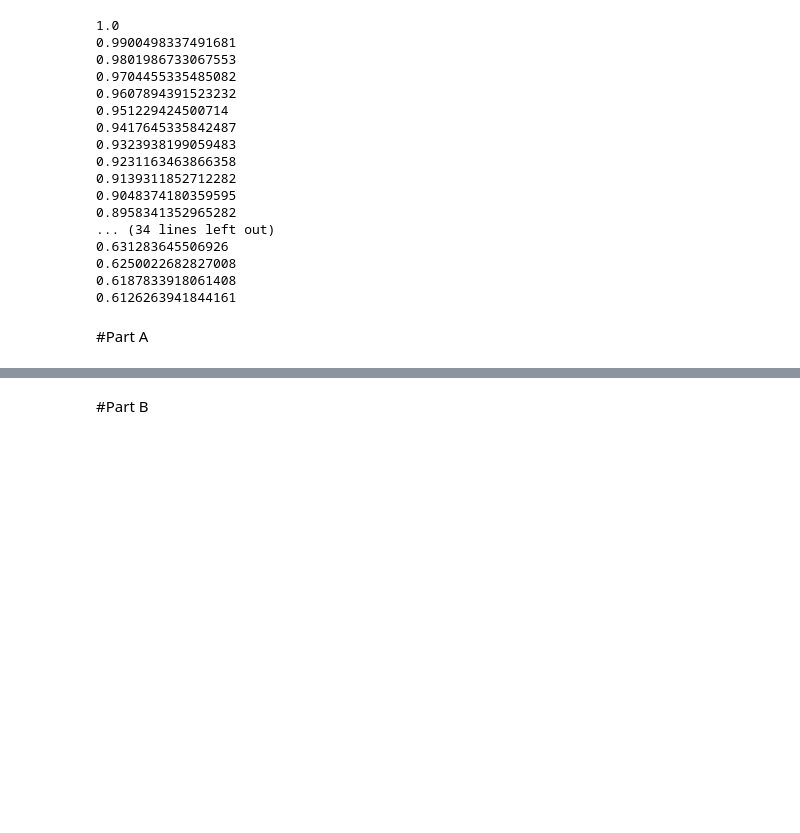
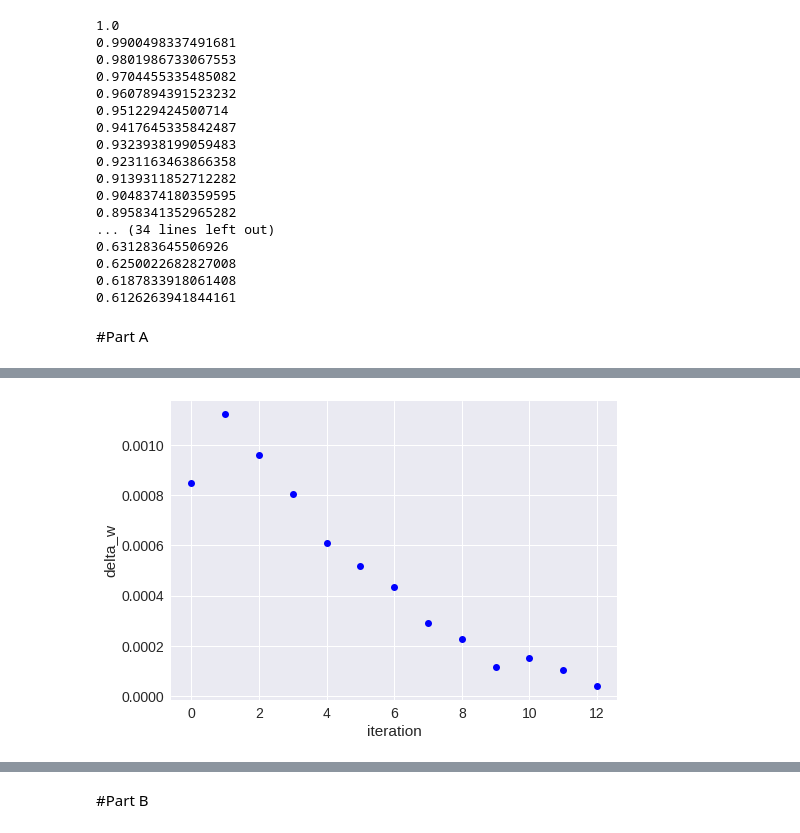
Before and after one commit to puraminy/mini_proj3, a Jupyter notebook: SOM.ipynb, the cells around one changed output, grey strips where cells are left out. Cells and saved outputs as stored; diff of their text form; code cells hidden in the pictures; blank space fills up the shorter version.

```diff
--- a/SOM.ipynb
+++ b/SOM.ipynb
@@ -131,13 +132,14 @@ for t in range(max_iter):
 # %%
 def decay_lr(lr, t, max_iter):
 #   return lr * np.exp(-t*0.01)
-  ret = lr / (1+t/(max_iter/2))
+  ret = lr #lr / (1+t/(max_iter/2))
   print("ret:", ret)
   return ret
 
 def decay_sigma(sigma, t, max_iter):
 #   return sigma * np.exp(-t*0.01)
-  return sigma / (1+t/(max_iter/2))
+  return sigma
+#   return sigma / (1+t/(max_iter/2))
 
 def test(func=None):
   if func != None:
@@ -148,0 +151,75 @@ ret: 0.9090909090909091
+# %%
+# -*- coding: utf-8 -*-
+"""SOM.ipynb
+
+Automatically generated by Colaboratory.
+
+Original file is located at
+    https://colab.research.google.com/github/puraminy/mini_proj3/blob/master/SOM.ipynb
+"""
+
+
+def decay_1(lr, t, max_iter):
+    ret = lr / (1 + t / (max_iter / 2))
+    print("ret:", ret)
+    return ret
+
+def decay_2(lr, t, max_iter):
+    ret = lr * np.exp(-t*0.1)
+    print("ret new:", ret)
+    return ret
+
+def decay_sigma(sigma, t, max_iter):
+      return sigma * np.exp(-t*0.01)
+    # return sigma / (1 + t / (max_iter / 2))
+
+def decay_sigma(sigma, t, max_iter):
+    return sigma * np.exp(-t * 0.01)
+
+
+# return sigma / (1 + t / (max_iter / 2))
+
+def test(func=None):
+    if func != None:
+        func(1, 5, 100)
+
+
+test(decay_1)
+
+
+alphabet.shape, label.shape, max(label), min(label)
+
+# This code added by Ahmad Pouramini
+
+print(alphabet[1].shape)
+
+
+from mini_proj3.mysom import MiniSom
+
+som = MiniSom(x=25, y=25, input_len=28*28, sigma=1.0, learning_rate=1.0,
+              neighborhood_function='gaussian')  # initialization of 25x25 SOM
+som.random_weights_init(alphabet)  # initialize weights with random values
+som.train_delta(alphabet, delta=0.0001, max_iteration=4000,
+                decay_lr=decay_2,
+                decay_sigma=decay_2)
+
+plt.figure(figsize=(10, 10))
+
+from pylab import bone, pcolor, colorbar, plot, show
+bone()
+pcolor(som.distance_map().T)
+colorbar()
+
+for x, t in zip(alphabet, label):  # scatterplot
+     w = som.winner(x)
+     print("winner=", w, " label:" , label2[t])
+     plt. text(w[0]+.5,
+               w[1]+.5,
+               label2[t],
+               color=plt.cm.rainbow(t / 7.),
+               fontdict={'weight': 'bold',  'size': 11}
+               )
+
+plt.show()
+# print(som.win_map(alphabet))
+# %% [output]
@@ -148,0 +243 @@ ret: 0.9090909090909091
+[figure, added]
```
Also changed, not shown: parts of 6 cells of this notebook.
